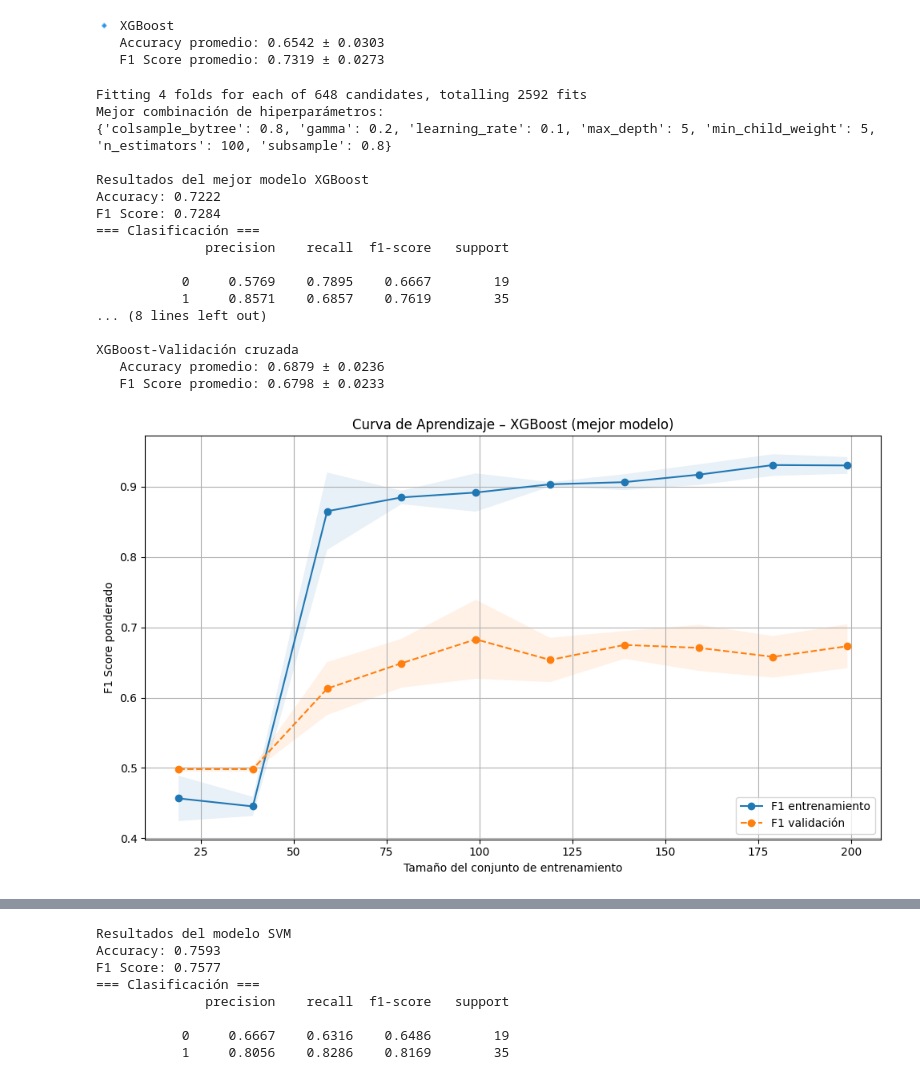
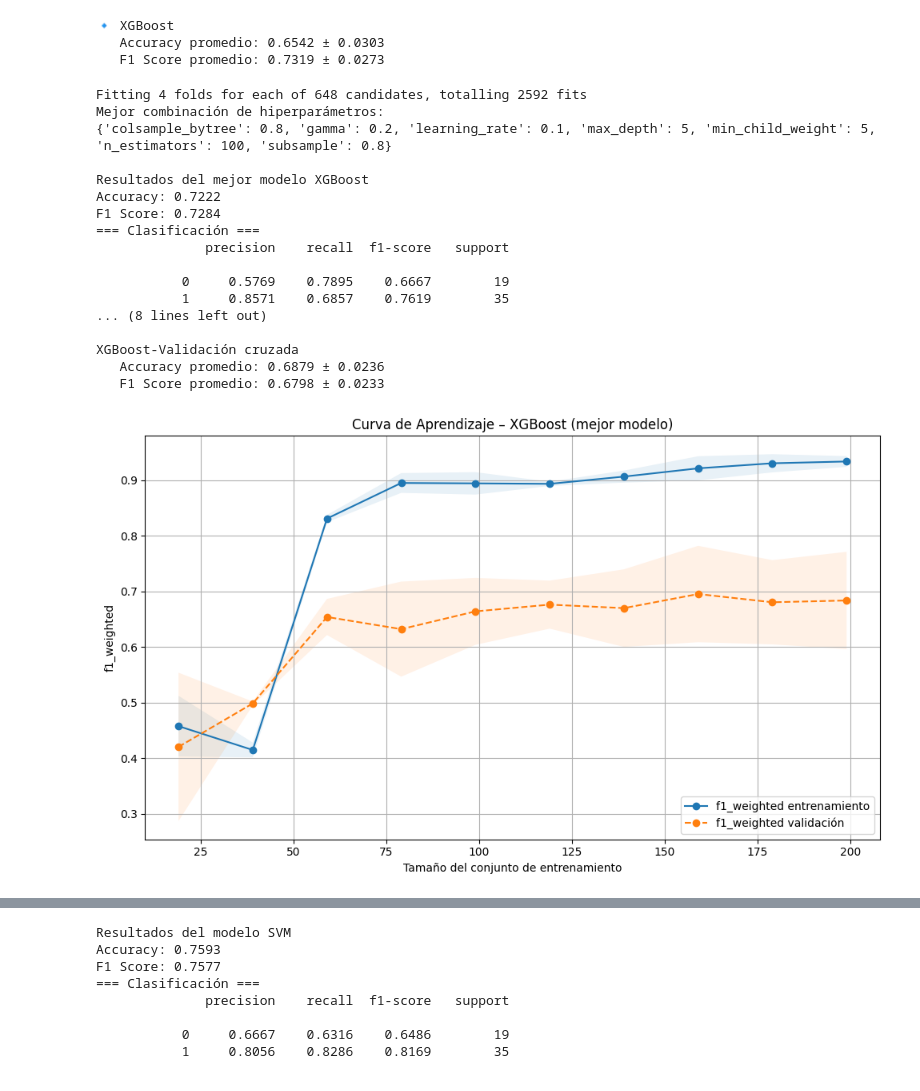
Before and after one commit to joseluis031/TFG_Tennis, a Jupyter notebook: prueba_copia3.ipynb, the cells around one changed output, grey strips where cells are left out. Saved outputs shown, nothing was run; the diff lists cells and outputs as text; code cells hidden in the pictures.

```diff
--- a/prueba_copia3.ipynb
+++ b/prueba_copia3.ipynb
@@ -2188,7 +2188,7 @@ print(f"   F1 Score promedio: {xgb_f1.mean():.4f} ± {xgb_f1.std():.4f}")
 # === 8. Curva de aprendizaje ===
 train_sizes, train_scores, val_scores = learning_curve(
     best_xgb, X, y,
-    cv=cv,
+    cv=4,
     scoring='f1_weighted',
     train_sizes=np.linspace(0.1, 1.0, 10),
     n_jobs=-1
@@ -2200,12 +2200,12 @@ train_std  = train_scores.std(axis=1)
 val_std    = val_scores.std(axis=1)
 
 plt.figure(figsize=(10, 6))
-plt.plot(train_sizes, train_mean, 'o-', label="F1 entrenamiento")
+plt.plot(train_sizes, train_mean, 'o-', label="f1_weighted entrenamiento")
 plt.fill_between(train_sizes, train_mean - train_std, train_mean + train_std, alpha=0.1)
-plt.plot(train_sizes, val_mean, 'o--', label="F1 validación")
+plt.plot(train_sizes, val_mean, 'o--', label="f1_weighted validación")
 plt.fill_between(train_sizes, val_mean - val_std, val_mean + val_std, alpha=0.1)
 plt.xlabel("Tamaño del conjunto de entrenamiento")
-plt.ylabel("F1 Score ponderado")
+plt.ylabel("f1_weighted")
 plt.title("Curva de Aprendizaje – XGBoost (mejor modelo)")
 plt.legend(loc="lower right")
 plt.grid(True)
@@ -2217,34 +2217,34 @@ y_proba = best_xgb.predict_proba(X_test)[:, 1]
 precision, recall, _ = precision_recall_curve(y_test, y_proba)
 ap = average_precision_score(y_test, y_proba)
 
 plt.figure(figsize=(8, 5))
 plt.plot(recall, precision, label=f'Average Precision = {ap:.4f}')
 plt.xlabel("Recall")
 plt.ylabel("Precision")
 plt.title("Curva Precisión-Recall – XGBoost (mejor modelo)")
 plt.legend()
 plt.grid(True)
 plt.tight_layout()
 plt.show()
 # %% [output]
 Fitting 4 folds for each of 648 candidates, totalling 2592 fits
 Mejor combinación de hiperparámetros:
 {'colsample_bytree': 0.8, 'gamma': 0.2, 'learning_rate': 0.1, 'max_depth': 5, 'min_child_weight': 5, 'n_estimators': 100, 'subsample': 0.8}
 
 Resultados del mejor modelo XGBoost
 Accuracy: 0.7222
 F1 Score: 0.7284
 === Clasificación ===
               precision    recall  f1-score   support
 
            0     0.5769    0.7895    0.6667        19
            1     0.8571    0.6857    0.7619        35
 ... (8 lines left out)
 
 XGBoost-Validación cruzada
    Accuracy promedio: 0.6879 ± 0.0236
    F1 Score promedio: 0.6798 ± 0.0233
-[figure, old version]
+[figure, new version]
 [figure]
 # %%
 # === 2. División en train/test ===
```
Also changed, not shown: 1 other file.
